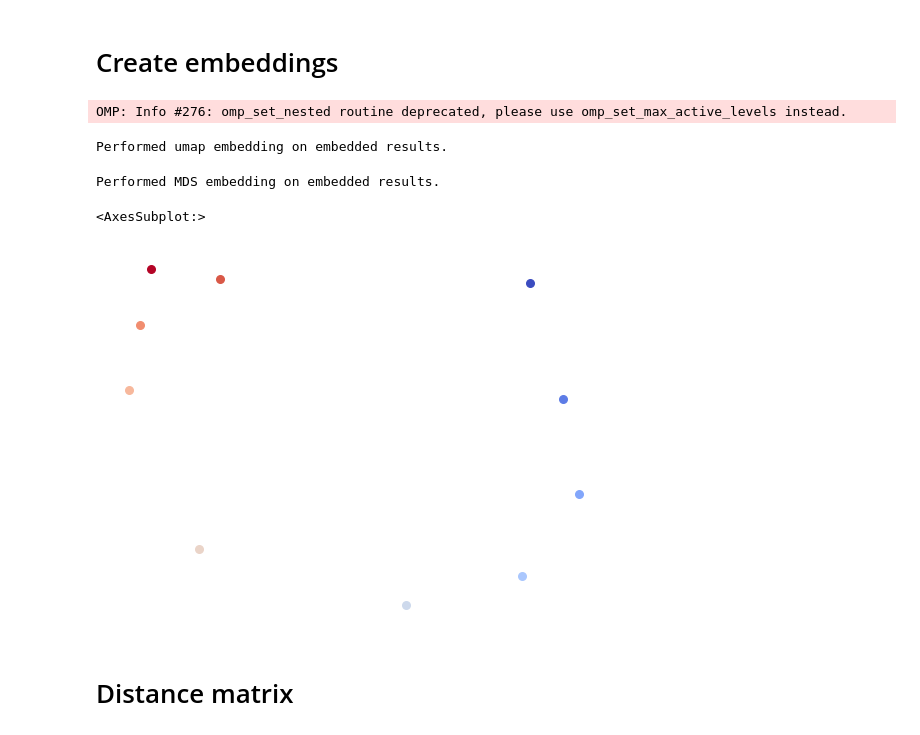
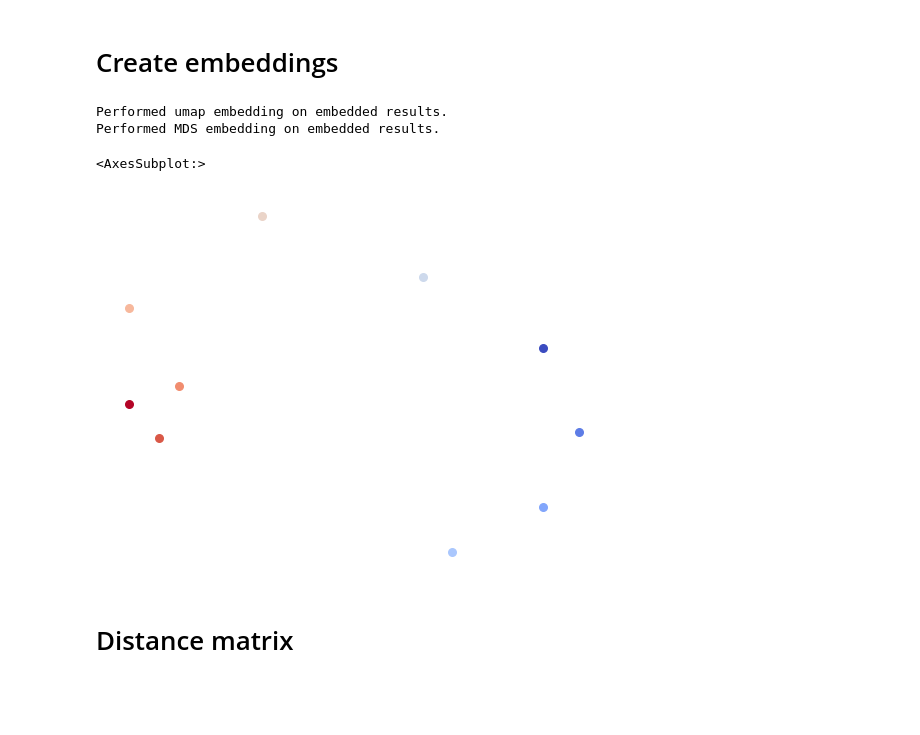
Before and after one commit to agosztolai/MARBLE, a Jupyter notebook: examples/ex_vanderpol.ipynb, the cells around one changed output. Cells and saved outputs as stored; diff of their text form; code cells hidden in the pictures; blank space fills up the shorter version.

```diff
--- a/examples/ex_vanderpol.ipynb
+++ b/examples/ex_vanderpol.ipynb
@@ -96,18 +96,16 @@ Final test loss: 1.1119
 # Create embeddings
 # %%
 data = model.evaluate(data)
-n_clusters=30
+n_clusters=20
 data = postprocessing(data, n_clusters=n_clusters)
+
+emb_MDS, _ = geometry.embed(data.dist, embed_typ = 'MDS')
+plotting.embedding(emb_MDS, beta1, s=30, alpha=1)
 # %% [output]
-OMP: Info #276: omp_set_nested routine deprecated, please use omp_set_max_active_levels instead.
+Performed umap embedding on embedded results.
+Performed MDS embedding on embedded results.
-Performed umap embedding on embedded results.
+<AxesSubplot:>
+[figure, added]
-# %%
-emb_MDS, _ = geometry.embed(data.dist, embed_typ = 'MDS')
-plotting.embedding(emb_MDS, beta1, s=30, alpha=1)
-# %% [output]
-Performed MDS embedding on embedded results.
-<AxesSubplot:>
-[figure, removed]
 # %% [markdown]
 # Distance matrix
 # %%
```
Also changed, not shown: parts of 5 cells of this notebook, 1 other file.
